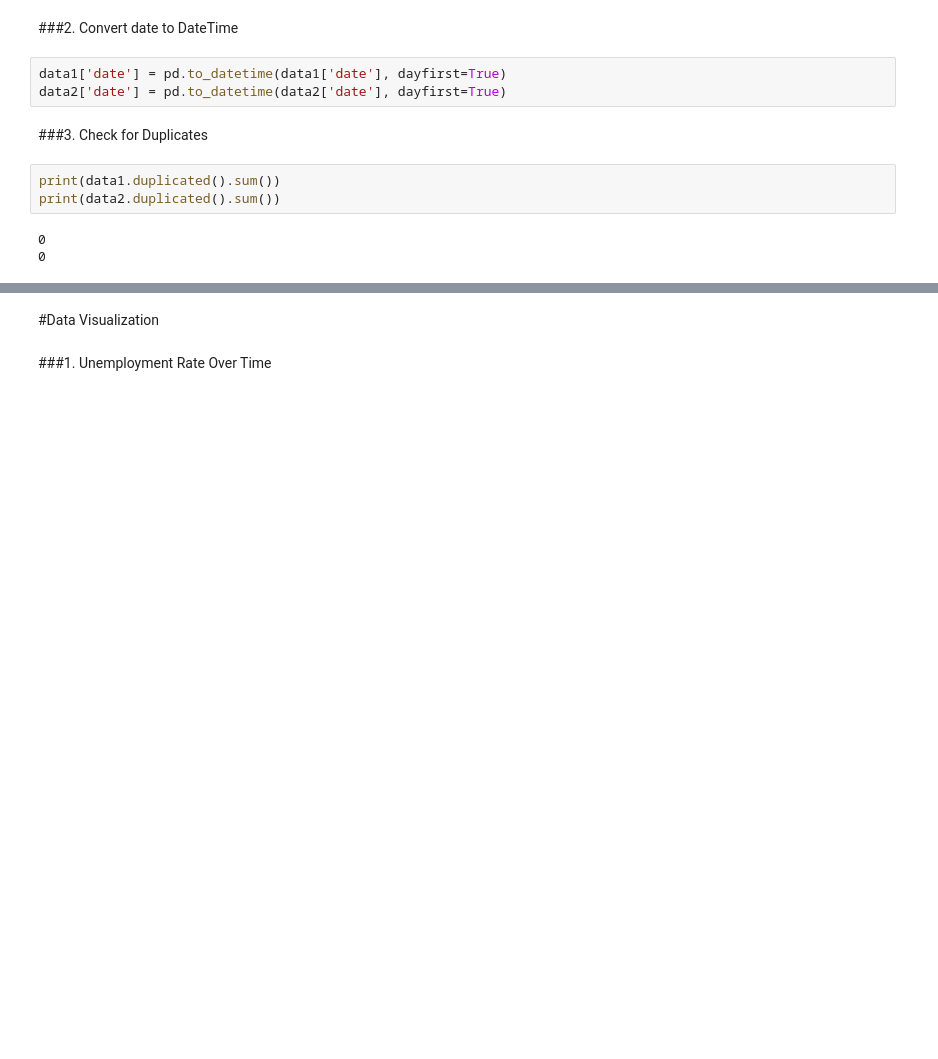
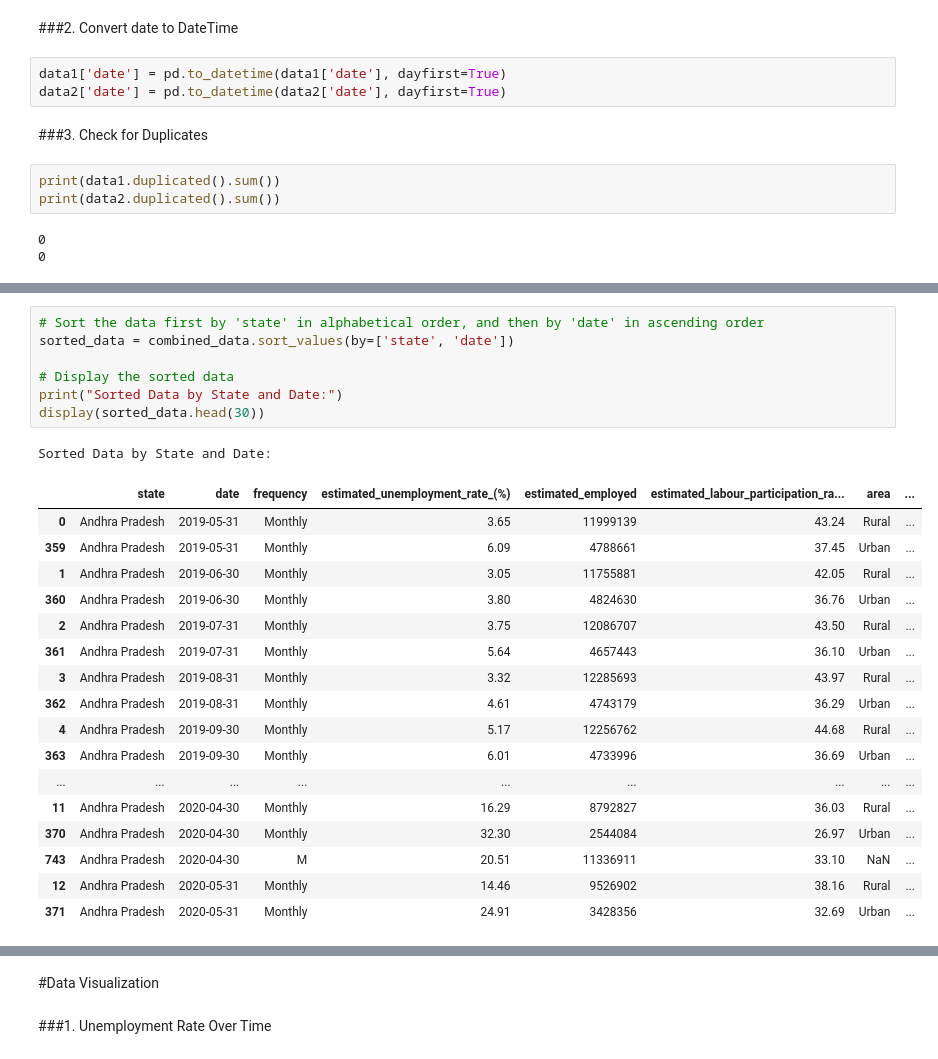
Before and after one commit to shivi13102/Unemployment-Analysis, a Jupyter notebook: Unemployment_Analysis.ipynb, the cells around one changed output, grey strips where cells are left out. Drawn from its saved outputs; the diff is of its cells as text; blank space fills up the shorter version.

```diff
--- a/Unemployment_Analysis.ipynb
+++ b/Unemployment_Analysis.ipynb
@@ -154,0 +269,26 @@ print(data2.duplicated().sum())
+# %%
+# Sort the data first by 'state' in alphabetical order, and then by 'date' in ascending order
+sorted_data = combined_data.sort_values(by=['state', 'date'])
+
+# Display the sorted data
+print("Sorted Data by State and Date:")
+display(sorted_data.head(30))
+# %% [output]
+Sorted Data by State and Date:
+|  | state | date | frequency | estimated_unemployment_rate_(%) | estimated_employed | estimated_labour_participation_ra... | area | ... |
+| 0 | Andhra Pradesh | 2019-05-31 | Monthly | 3.65 | 11999139 | 43.24 | Rural | ... |
+| 359 | Andhra Pradesh | 2019-05-31 | Monthly | 6.09 | 4788661 | 37.45 | Urban | ... |
+| 1 | Andhra Pradesh | 2019-06-30 | Monthly | 3.05 | 11755881 | 42.05 | Rural | ... |
+| 360 | Andhra Pradesh | 2019-06-30 | Monthly | 3.80 | 4824630 | 36.76 | Urban | ... |
+| 2 | Andhra Pradesh | 2019-07-31 | Monthly | 3.75 | 12086707 | 43.50 | Rural | ... |
+| 361 | Andhra Pradesh | 2019-07-31 | Monthly | 5.64 | 4657443 | 36.10 | Urban | ... |
+| 3 | Andhra Pradesh | 2019-08-31 | Monthly | 3.32 | 12285693 | 43.97 | Rural | ... |
+| 362 | Andhra Pradesh | 2019-08-31 | Monthly | 4.61 | 4743179 | 36.29 | Urban | ... |
+| 4 | Andhra Pradesh | 2019-09-30 | Monthly | 5.17 | 12256762 | 44.68 | Rural | ... |
+| 363 | Andhra Pradesh | 2019-09-30 | Monthly | 6.01 | 4733996 | 36.69 | Urban | ... |
+| ... | ... | ... | ... | ... | ... | ... | ... | ... |
+| 11 | Andhra Pradesh | 2020-04-30 | Monthly | 16.29 | 8792827 | 36.03 | Rural | ... |
+| 370 | Andhra Pradesh | 2020-04-30 | Monthly | 32.30 | 2544084 | 26.97 | Urban | ... |
+| 743 | Andhra Pradesh | 2020-04-30 | M | 20.51 | 11336911 | 33.10 | NaN | ... |
+| 12 | Andhra Pradesh | 2020-05-31 | Monthly | 14.46 | 9526902 | 38.16 | Rural | ... |
+| 371 | Andhra Pradesh | 2020-05-31 | Monthly | 24.91 | 3428356 | 32.69 | Urban | ... |
```
Also changed, not shown: parts of 17 cells of this notebook.
